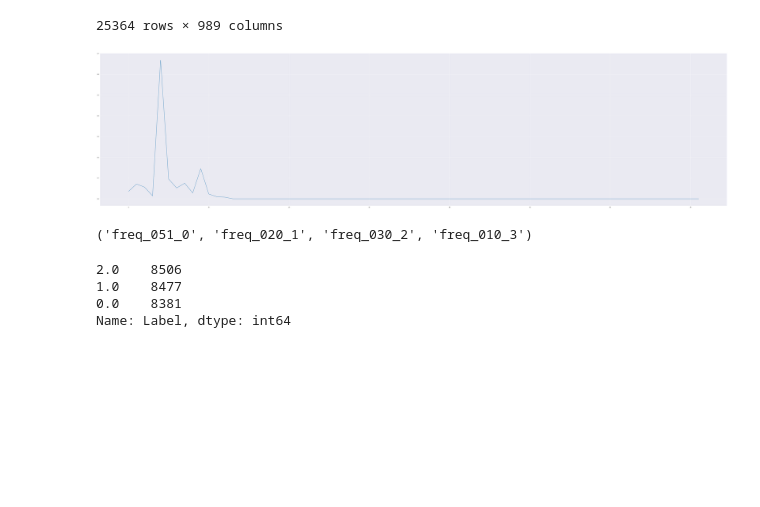
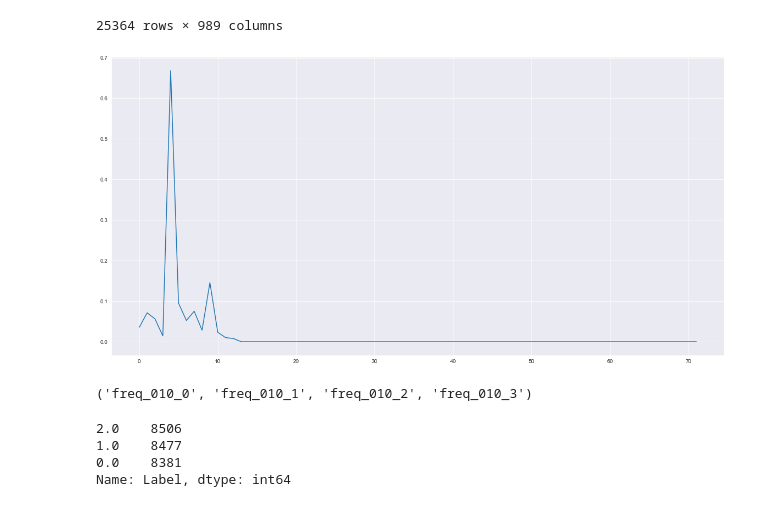
Before and after one commit to NTHU-BCI-Nova-corp/bci-emotion-classification, a Jupyter notebook: eeg-prediction/EEG_Emotion_Recognition_BCI.ipynb, the cells around one changed output. Drawn from its saved outputs; the diff is of its cells as text; code cells hidden in the pictures; blank space fills up the shorter version.

```diff
--- a/eeg-prediction/EEG_Emotion_Recognition_BCI.ipynb
+++ b/eeg-prediction/EEG_Emotion_Recognition_BCI.ipynb
@@ -29,18 +29,19 @@ data
 # %%
 #Visualization Example (of 1 row of data, and visualizing only the FFTs):
 sample = data.loc[0,'freq_010_0':'freq_750_0']
 x_label = []
 for i,s in enumerate(sample.keys()):
     x_label.append(s.replace("freq_0","").replace("freq_","").replace("_0",""))
 
-plt.figure(figsize=(80,20))
+plt.figure(figsize=(20,10))
 plt.plot(range(len(sample)), sample)
 #plt.xlabel(xlabel= x_label)
 plt.show()
 # %% [output]
-[figure, old version]
+[figure, new version]
 # %%
-row = 10000
+#Looking at max frequencies of each channel
+row = 2
 
 freq_0_ = data.loc[row,'freq_010_0':'freq_750_0']
 freq_0_position = np.argmax(freq_0_)
@@ -56,7 +57,7 @@ freq_3_position = np.argmax(freq_3_)
 
 freq_0_.index[freq_0_position], freq_1_.index[freq_1_position] , freq_2_.index[freq_2_position], freq_3_.index[freq_3_position]
 # %% [output]
-('freq_051_0', 'freq_020_1', 'freq_030_2', 'freq_010_3')
+('freq_010_0', 'freq_010_1', 'freq_010_2', 'freq_010_3')
 # %%
 # To train only on the FFTs frequencies
 x_freq = data.loc[:, 'freq_010_0':'freq_750_3']
```
Also changed, not shown: 1 other file.
